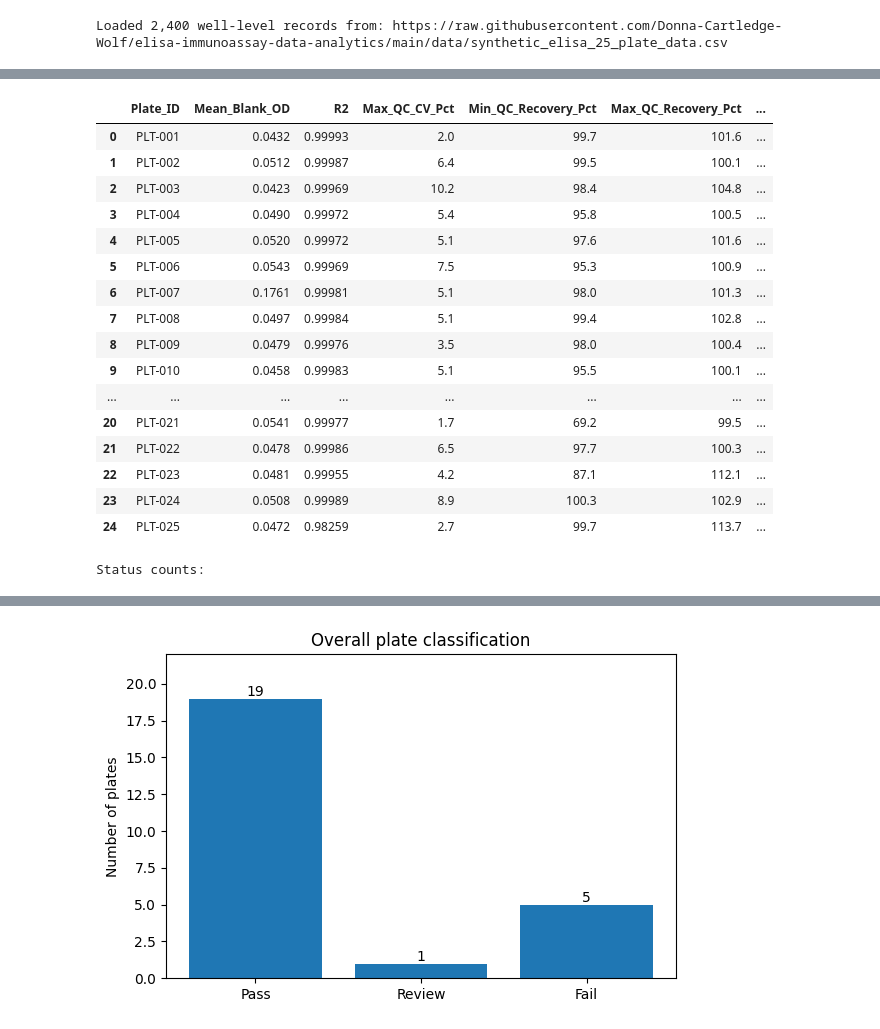
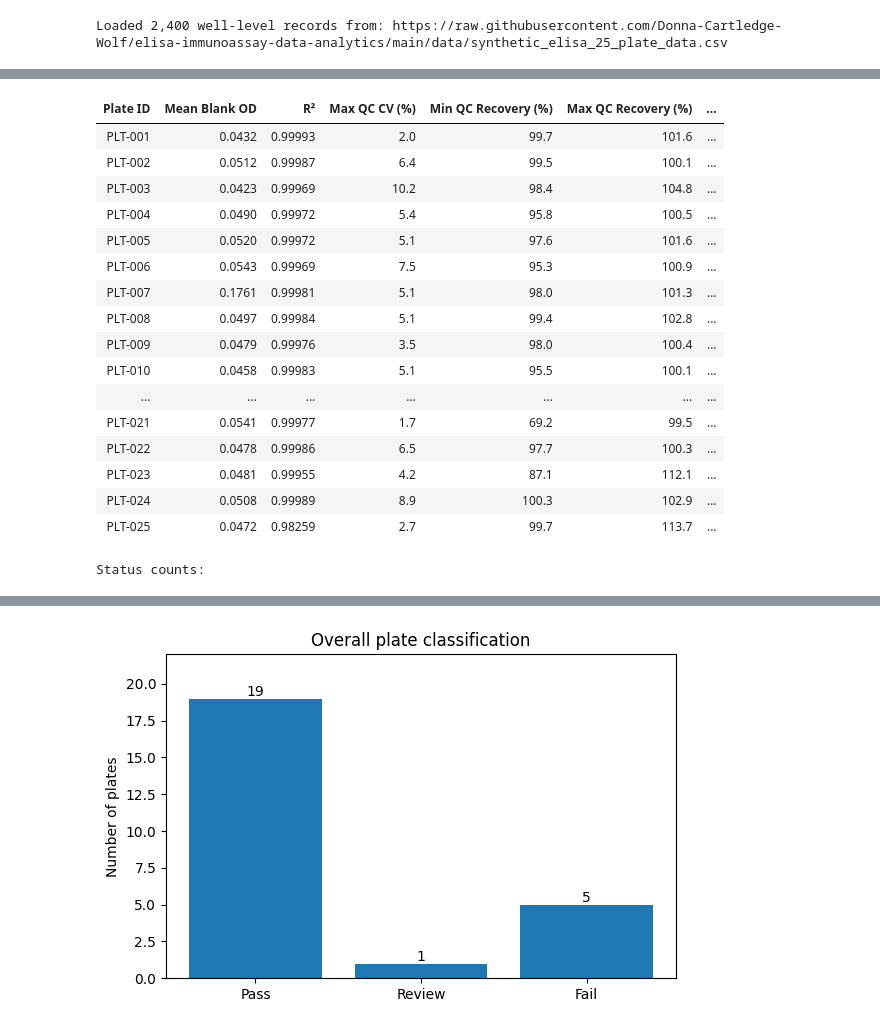
Before and after one commit to Donna-Cartledge-Wolf/elisa-immunoassay-data-analytics, a Jupyter notebook: notebooks/elisa_qc_analysis.ipynb, the cells around one changed output, grey strips where cells are left out. Cells and saved outputs as stored; diff of their text form; code cells hidden in the pictures.

```diff
--- a/notebooks/elisa_qc_analysis.ipynb
+++ b/notebooks/elisa_qc_analysis.ipynb
@@ -647,58 +1152,99 @@ def classify_plate(row):
         status = "Fail"
     elif review_reasons:
         status = "Review"
     else:
         status = "Pass"
 
     return pd.Series({
         "Plate_Status": status,
         "Primary_QC_Findings": "; ".join(primary_reasons) if primary_reasons else "None",
         "Review_Findings": "; ".join(review_reasons) if review_reasons else "None",
         "Explanatory_Diagnostics": "; ".join(explanatory) if explanatory else "None",
     })
 
 classification = plate_summary.apply(classify_plate, axis=1)
 plate_summary = pd.concat([plate_summary, classification], axis=1)
 
 summary_display_cols = [
     "Plate_ID", "Mean_Blank_OD", "R2", "Max_QC_CV_Pct",
     "Min_QC_Recovery_Pct", "Max_QC_Recovery_Pct",
     "Median_Standard_Edge_vs_Interior_OD_Diff_Pct",
     "Known_Well_Residual_Slope_OD_per_Read",
     "Plate_Status", "Primary_QC_Findings", "Review_Findings",
     "Explanatory_Diagnostics",
 ]
 
+header_map = {
+    "Plate_ID": "Plate\nID",
+    "Mean_Blank_OD": "Mean Blank\nOD",
+    "R2": "R²",
+    "Max_QC_CV_Pct": "Max QC\nCV (%)",
+    "Min_QC_Recovery_Pct": "Min QC\nRecovery (%)",
+    "Max_QC_Recovery_Pct": "Max QC\nRecovery (%)",
+    "Median_Standard_Edge_vs_Interior_OD_Diff_Pct":
+        "Median Edge vs\nInterior OD Diff (%)",
+    "Known_Well_Residual_Slope_OD_per_Read":
+        "Residual Slope\n(OD/read)",
+    "Plate_Status": "Plate\nStatus",
+    "Primary_QC_Findings": "Primary QC\nFindings",
+    "Review_Findings": "Review\nFindings",
+    "Explanatory_Diagnostics": "Explanatory\nDiagnostics",
+}
+
+summary_formats = {
+    "Mean_Blank_OD": "{:.4f}",
+    "R2": "{:.5f}",
+    "Max_QC_CV_Pct": "{:.1f}",
+    "Min_QC_Recovery_Pct": "{:.1f}",
+    "Max_QC_Recovery_Pct": "{:.1f}",
+    "Median_Standard_Edge_vs_Interior_OD_Diff_Pct": "{:.1f}",
+    "Known_Well_Residual_Slope_OD_per_Read": "{:.7f}",
+}
+
 display(
-    plate_summary[summary_display_cols].style.format({
-        "Mean_Blank_OD": "{:.4f}",
-        "R2": "{:.5f}",
-        "Max_QC_CV_Pct": "{:.1f}",
-        "Min_QC_Recovery_Pct": "{:.1f}",
-        "Max_QC_Recovery_Pct": "{:.1f}",
-        "Median_Standard_Edge_vs_Interior_OD_Diff_Pct": "{:.1f}",
-        "Known_Well_Residual_Slope_OD_per_Read": "{:.7f}",
-    })
+    format_portfolio_table(
+        plate_summary[summary_display_cols],
+        header_map=header_map,
+        formats=summary_formats
+    )
 )
 
 print("\nStatus counts:")
-display(plate_summary["Plate_Status"].value_counts().to_frame("Plates"))
+
+status_counts = (
+    plate_summary["Plate_Status"]
+    .value_counts()
+    .rename_axis("Plate_Status")
+    .reset_index(name="Plates")
+)
+
+status_header_map = {
+    "Plate_Status": "Plate\nStatus",
+    "Plates": "Number of\nPlates",
+}
+
+display(
+    format_portfolio_table(
+        status_counts,
+        header_map=status_header_map
+    )
+)
 # %% [output]
-|  | Plate_ID | Mean_Blank_OD | R2 | Max_QC_CV_Pct | Min_QC_Recovery_Pct | Max_QC_Recovery_Pct | ... |
-| 0 | PLT-001 | 0.0432 | 0.99993 | 2.0 | 99.7 | 101.6 | ... |
-| 1 | PLT-002 | 0.0512 | 0.99987 | 6.4 | 99.5 | 100.1 | ... |
-| 2 | PLT-003 | 0.0423 | 0.99969 | 10.2 | 98.4 | 104.8 | ... |
-| 3 | PLT-004 | 0.0490 | 0.99972 | 5.4 | 95.8 | 100.5 | ... |
-| 4 | PLT-005 | 0.0520 | 0.99972 | 5.1 | 97.6 | 101.6 | ... |
-| 5 | PLT-006 | 0.0543 | 0.99969 | 7.5 | 95.3 | 100.9 | ... |
-| 6 | PLT-007 | 0.1761 | 0.99981 | 5.1 | 98.0 | 101.3 | ... |
-| 7 | PLT-008 | 0.0497 | 0.99984 | 5.1 | 99.4 | 102.8 | ... |
-| 8 | PLT-009 | 0.0479 | 0.99976 | 3.5 | 98.0 | 100.4 | ... |
-| 9 | PLT-010 | 0.0458 | 0.99983 | 5.1 | 95.5 | 100.1 | ... |
-| ... | ... | ... | ... | ... | ... | ... | ... |
-| 20 | PLT-021 | 0.0541 | 0.99977 | 1.7 | 69.2 | 99.5 | ... |
-| 21 | PLT-022 | 0.0478 | 0.99986 | 6.5 | 97.7 | 100.3 | ... |
-| 22 | PLT-023 | 0.0481 | 0.99955 | 4.2 | 87.1 | 112.1 | ... |
-| 23 | PLT-024 | 0.0508 | 0.99989 | 8.9 | 100.3 | 102.9 | ... |
-| 24 | PLT-025 | 0.0472 | 0.98259 | 2.7 | 99.7 | 113.7 | ... |
+| Plate ID | Mean Blank OD | R² | Max QC CV (%) | Min QC Recovery (%) | Max QC Recovery (%) | ... |
+| PLT-001 | 0.0432 | 0.99993 | 2.0 | 99.7 | 101.6 | ... |
+| PLT-002 | 0.0512 | 0.99987 | 6.4 | 99.5 | 100.1 | ... |
+| PLT-003 | 0.0423 | 0.99969 | 10.2 | 98.4 | 104.8 | ... |
+| PLT-004 | 0.0490 | 0.99972 | 5.4 | 95.8 | 100.5 | ... |
+| PLT-005 | 0.0520 | 0.99972 | 5.1 | 97.6 | 101.6 | ... |
+| PLT-006 | 0.0543 | 0.99969 | 7.5 | 95.3 | 100.9 | ... |
+| PLT-007 | 0.1761 | 0.99981 | 5.1 | 98.0 | 101.3 | ... |
+| PLT-008 | 0.0497 | 0.99984 | 5.1 | 99.4 | 102.8 | ... |
+| PLT-009 | 0.0479 | 0.99976 | 3.5 | 98.0 | 100.4 | ... |
+| PLT-010 | 0.0458 | 0.99983 | 5.1 | 95.5 | 100.1 | ... |
+| ... | ... | ... | ... | ... | ... | ... |
+| PLT-021 | 0.0541 | 0.99977 | 1.7 | 69.2 | 99.5 | ... |
+| PLT-022 | 0.0478 | 0.99986 | 6.5 | 97.7 | 100.3 | ... |
+| PLT-023 | 0.0481 | 0.99955 | 4.2 | 87.1 | 112.1 | ... |
+| PLT-024 | 0.0508 | 0.99989 | 8.9 | 100.3 | 102.9 | ... |
+| PLT-025 | 0.0472 | 0.98259 | 2.7 | 99.7 | 113.7 | ... |
 Status counts:
```
Also changed, not shown: parts of 38 cells of this notebook.
